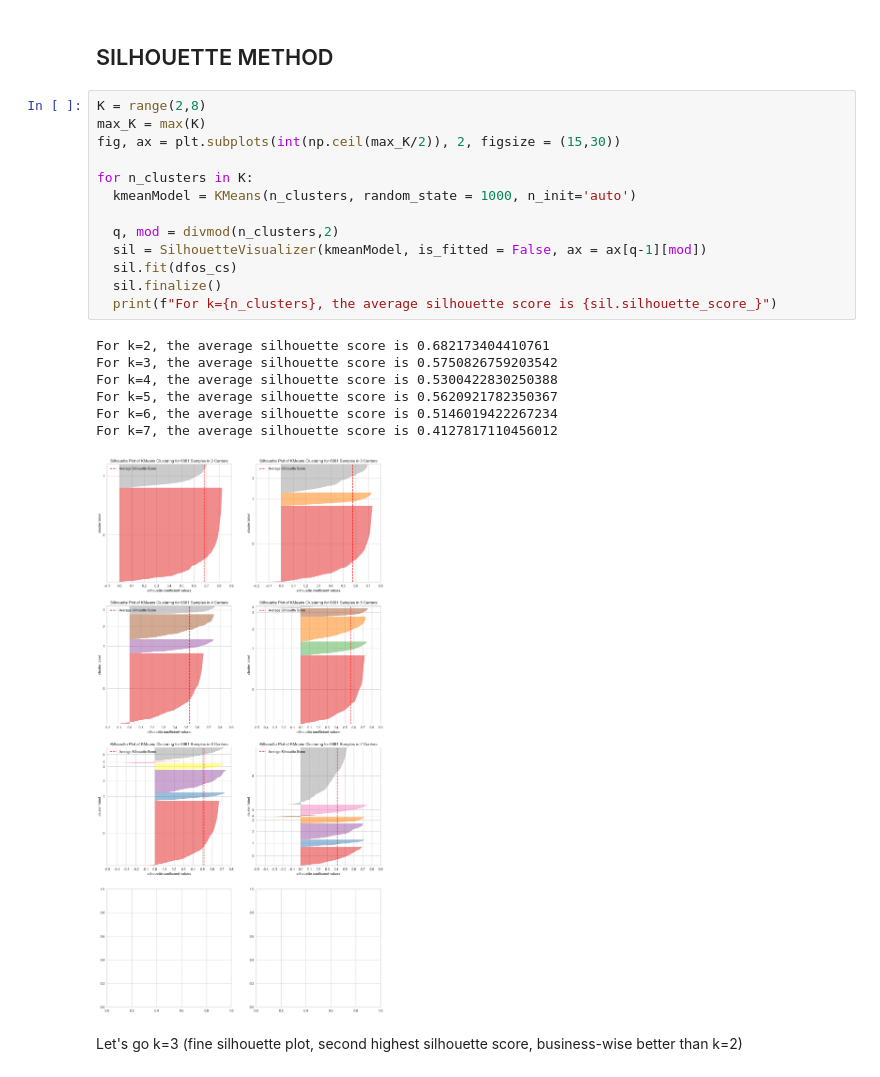
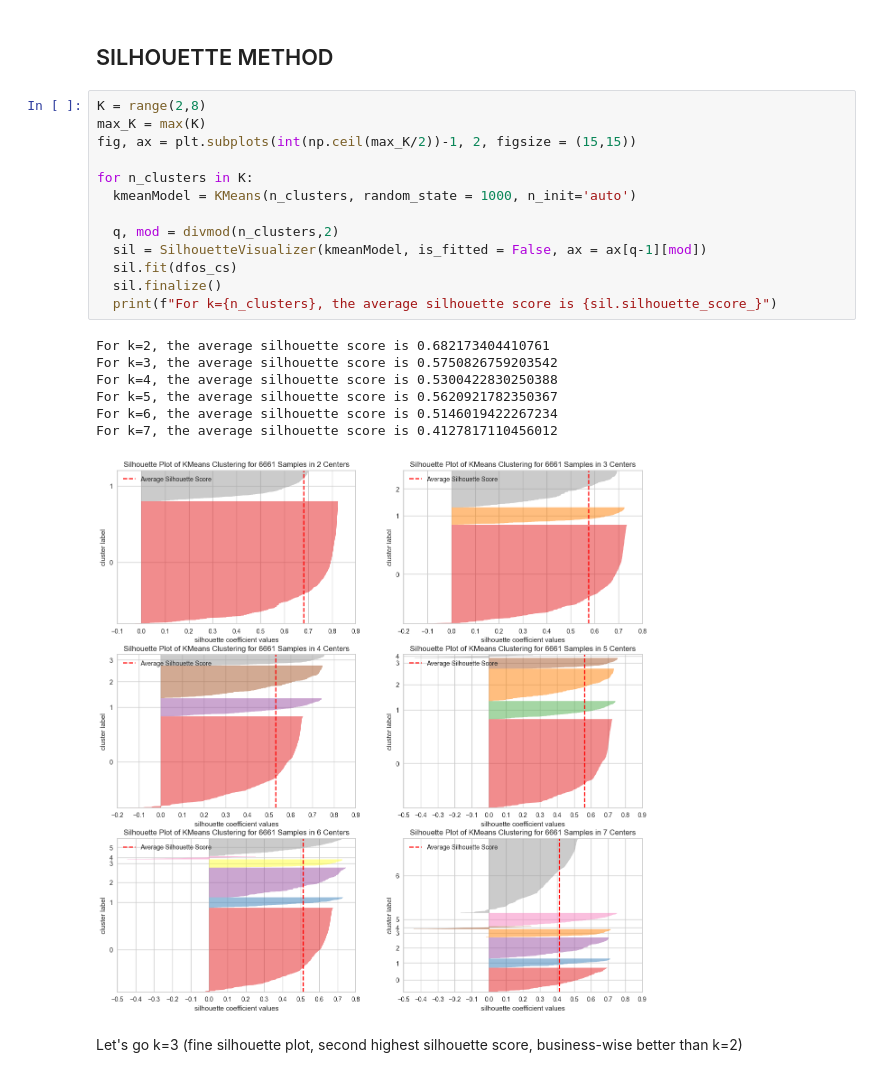
Before and after one commit to arguto1993/b2bcommerce, a Jupyter notebook: 2. clustering/2_cluster_seller.ipynb, the cells around one changed output. Saved outputs shown, nothing was run; the diff lists cells and outputs as text.

```diff
--- a/2. clustering/2_cluster_seller.ipynb
+++ b/2. clustering/2_cluster_seller.ipynb
@@ -140,24 +140,24 @@ Potential optimal k: 2, 3, 5, 8
 # %%
 K = range(2,8)
 max_K = max(K)
-fig, ax = plt.subplots(int(np.ceil(max_K/2)), 2, figsize = (15,30))
+fig, ax = plt.subplots(int(np.ceil(max_K/2))-1, 2, figsize = (15,15))
 
 for n_clusters in K:
   kmeanModel = KMeans(n_clusters, random_state = 1000, n_init='auto')
 
   q, mod = divmod(n_clusters,2)
   sil = SilhouetteVisualizer(kmeanModel, is_fitted = False, ax = ax[q-1][mod])
   sil.fit(dfos_cs)
   sil.finalize()
   print(f"For k={n_clusters}, the average silhouette score is {sil.silhouette_score_}")
 # %% [output]
 For k=2, the average silhouette score is 0.682173404410761
 For k=3, the average silhouette score is 0.5750826759203542
 For k=4, the average silhouette score is 0.5300422830250388
 For k=5, the average silhouette score is 0.5620921782350367
 For k=6, the average silhouette score is 0.5146019422267234
 For k=7, the average silhouette score is 0.4127817110456012
-[figure, old version]
+[figure, new version]
 # %% [markdown]
 Let's go k=3 (fine silhouette plot, second highest silhouette score, business-wise better than k=2)
 # %% [markdown]
```
Also changed, not shown: parts of 3 cells of this notebook, 17 other files.
